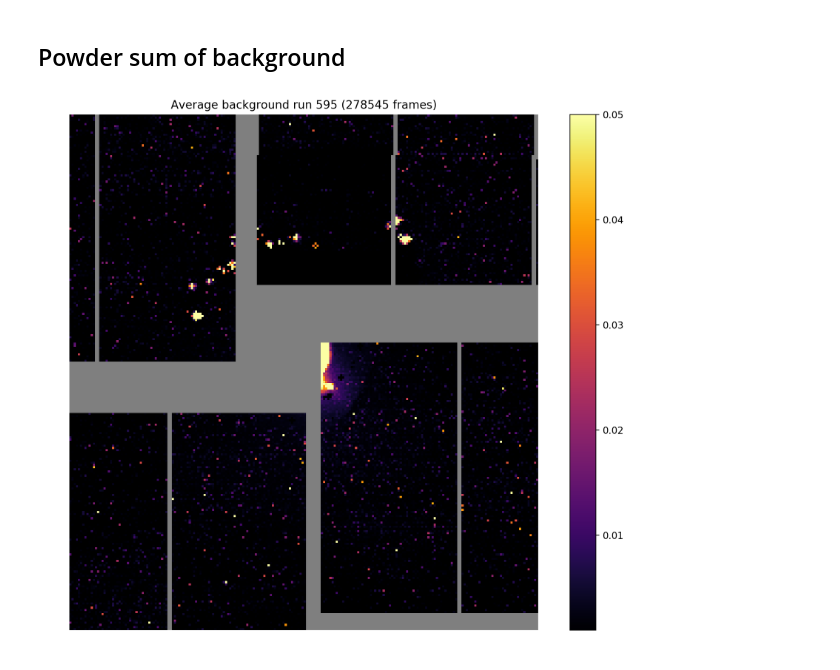
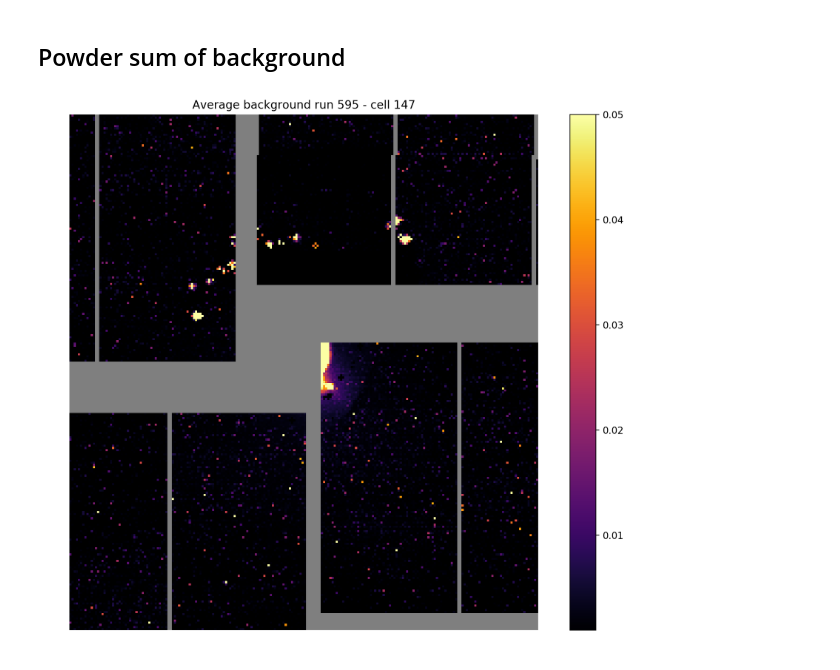
Before and after one commit to FXIhub/xfel2145, a Jupyter notebook: analysis/background/sparse-background.ipynb, the cells around one changed output. Saved outputs shown, nothing was run; the diff lists cells and outputs as text; code cells hidden in the pictures.

```diff
--- a/analysis/background/sparse-background.ipynb
+++ b/analysis/background/sparse-background.ipynb
@@ -26,40 +30,40 @@ if not read_from_file:
     powder_modules = np.empty((150,16,128,512))
     for i in range(150):
         print("Powder sum for cell %d" %i)
-        with sparse.Powder("../../data/sparse/r%04d.h5" %run, selection=cellselect[i]) as p:
+        with sparse.Powder(path_to_data + "r%04d.h5" %run, selection=cellselect[i]) as p:
             powder_modules[i] = p.powder()
-    with h5py.File("../../data/tmp/r%04d_powder.h5" %run, 'w') as f:
+    with h5py.File(path_to_aux + "r%04d_powder.h5" %run, 'w') as f:
         f['data'] = powder_modules
 # %%
 if read_from_file:
-    with h5py.File("../../data/tmp/r%04d_powder.h5" %run, 'r') as f:
+    with h5py.File(path_to_aux + "r%04d_powder.h5" %run, 'r') as f:
         powder_modules = f['data'][:]
 # %%
 powder_allcells = powder_modules.sum(axis=0)
 # %%
-with sparse.Frame("../../data/sparse/r%04d.h5" %run, geometry="../../geometry/b1.geom") as f:
+with sparse.Frame(path_to_data + "r%04d.h5" %run, geometry=path_to_geometry+"b1.geom") as f:
     msk_active = f.activepixels
     msk_good   = f.goodpixels
     n = f.nframes
 # %%
 cid = 147
 # %%
-img = utils.assemble(powder_modules.sum(axis=0)/n, "../../geometry/b1.geom")
+img = utils.assemble(powder_modules.sum(axis=0)/n, path_to_geometry+"b1.geom")
 mimg = np.ma.masked_array(img, mask=1-(msk_active&msk_good))
 mimg.data[mimg.data==0] = 1e-10
 # %%
 cx = 450
 cy = 520
 cmap = cm.get_cmap('inferno')
 cmap.set_bad('0.5')
 cmap.set_under('0.0')
 plt.figure(figsize=(12,10), dpi=200)
-plt.title("Average background run %d (%d frames)" %(run, n))
+plt.title("Average background run %d - cell %d" %(run, cid))
 plt.axis('off')
 plt.imshow(mimg[cy:-cy,cx:-cx], vmin=0.001, vmax=0.05, cmap=cmap)
 #plt.imshow(mimg, vmin=0.001, vmax=0.02, cmap=cmap)
 plt.colorbar()
 plt.savefig("../../plots/r%04d_background.png" %run, bbox_inches='tight')
 plt.show()
 # %% [output]
-[figure, old version]
+[figure, new version]
```
Also changed, not shown: parts of 2 cells of this notebook, 6 other files.
